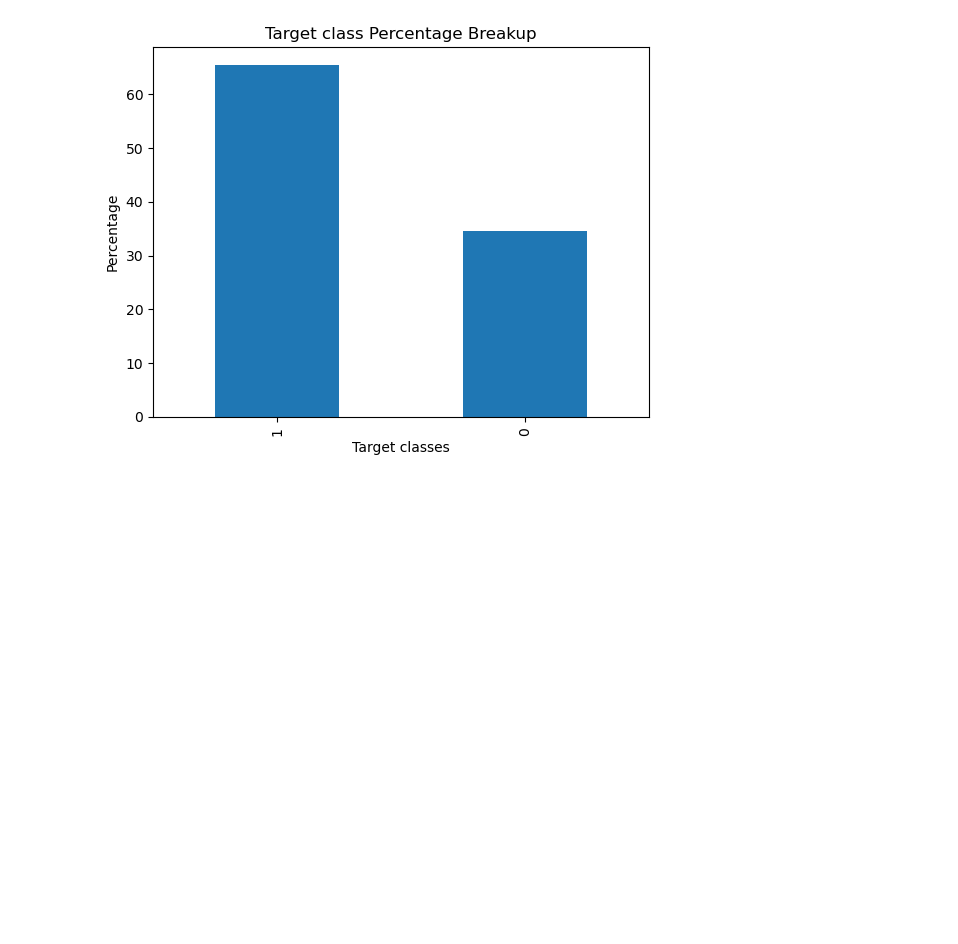
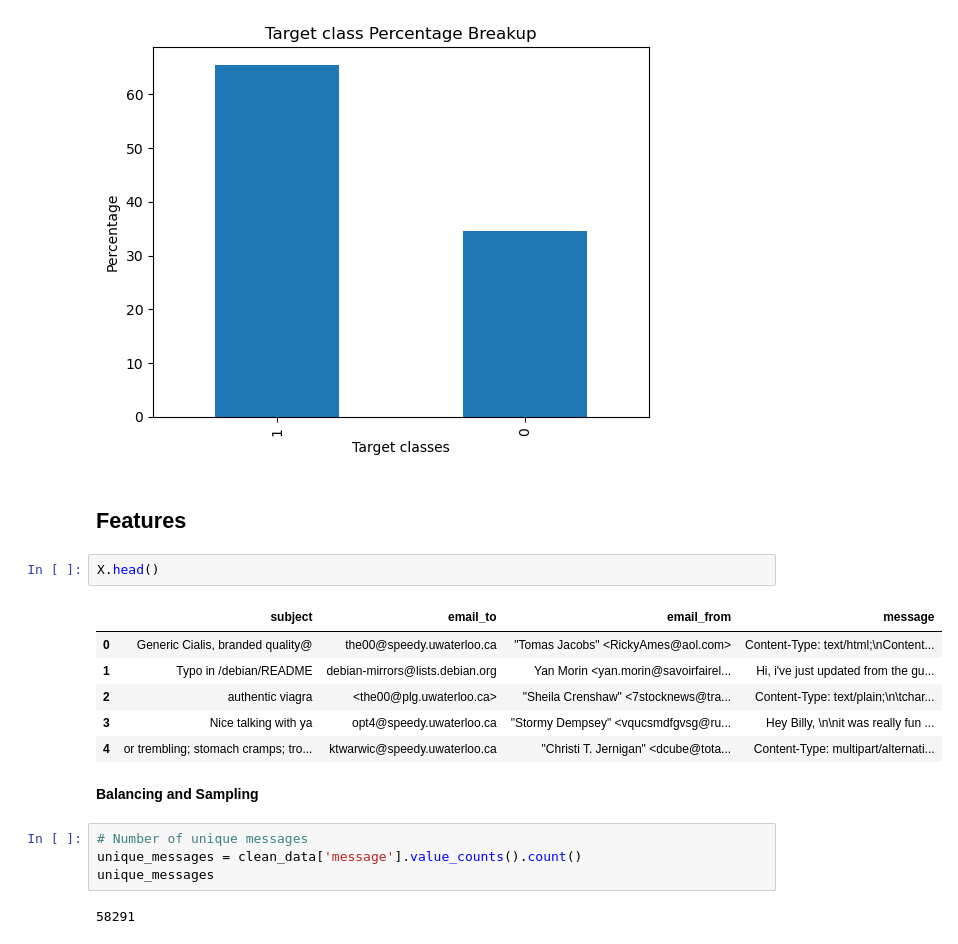
Before and after one commit to dfrancis-tech/email_spam, a Jupyter notebook: EDA.ipynb, the cells around one changed output. Saved outputs shown, nothing was run; the diff lists cells and outputs as text; blank space fills up the shorter version.

Commit message:
execute target balancing and sampling

```diff
--- a/EDA.ipynb
+++ b/EDA.ipynb
@@ -214,3 +214,22 @@ plt.ylabel("Percentage")
 # %% [output]
 Text(0, 0.5, 'Percentage')
 [figure]
+# %% [markdown]
+## Features
+# %%
+X.head()
+# %% [output]
+|  | subject | email_to | email_from | message |
+| 0 | Generic Cialis, branded quality@ | the00@speedy.uwaterloo.ca | "Tomas Jacobs" <RickyAmes@aol.com> | Content-Type: text/html;\nContent... |
+| 1 | Typo in /debian/README | debian-mirrors@lists.debian.org | Yan Morin <yan.morin@savoirfairel... | Hi, i've just updated from the gu... |
+| 2 | authentic viagra | <the00@plg.uwaterloo.ca> | "Sheila Crenshaw" <7stocknews@tra... | Content-Type: text/plain;\n\tchar... |
+| 3 | Nice talking with ya | opt4@speedy.uwaterloo.ca | "Stormy Dempsey" <vqucsmdfgvsg@ru... | Hey Billy, \n\nit was really fun ... |
+| 4 | or trembling; stomach cramps; tro... | ktwarwic@speedy.uwaterloo.ca | "Christi T. Jernigan" <dcube@tota... | Content-Type: multipart/alternati... |
+# %% [markdown]
+**Balancing and Sampling**
+# %%
+# Number of unique messages
+unique_messages = clean_data['message'].value_counts().count()
+unique_messages
+# %% [output]
+58291
```
Also changed, not shown: parts of 4 cells of this notebook.
